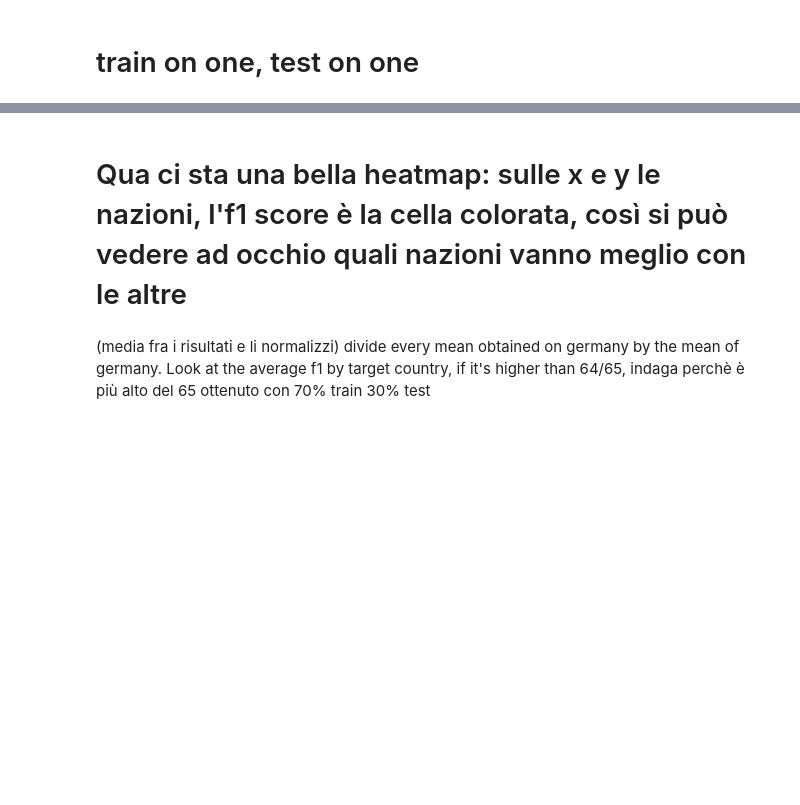
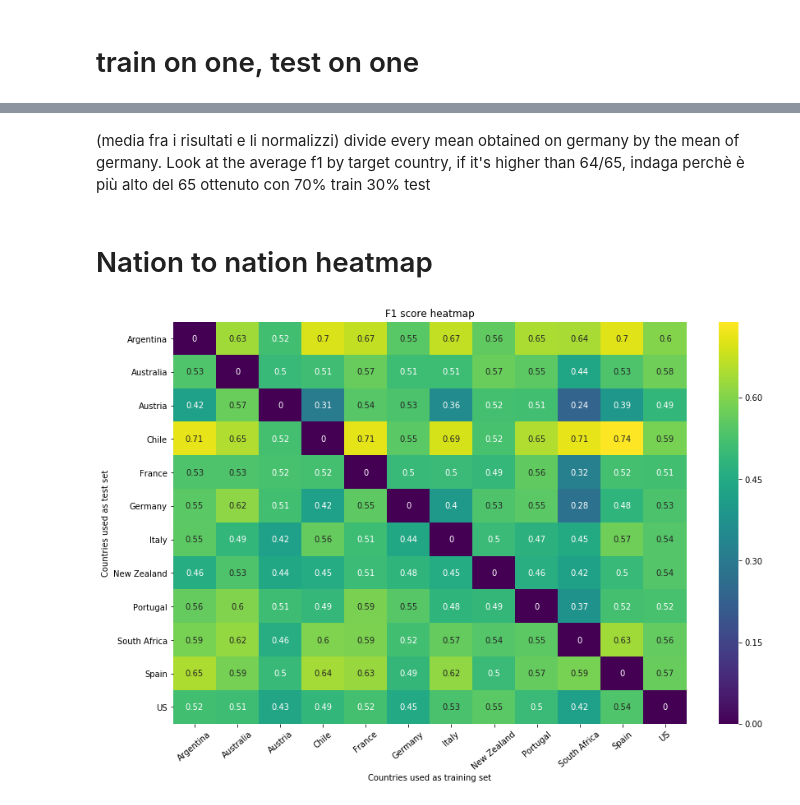
Before and after one commit to Gneur11/bdaFinalMIo, a Jupyter notebook: ClassifierAnalysis2.0.ipynb, the cells around one changed output, grey strips where cells are left out. Cells and saved outputs as stored; diff of their text form; code cells hidden in the pictures; blank space fills up the shorter version.

```diff
--- a/ClassifierAnalysis2.0.ipynb
+++ b/ClassifierAnalysis2.0.ipynb
@@ -1980,4 +1221,45 @@ plt.show()
-# %% [markdown]
-# Qua ci sta una bella heatmap: sulle x e y le nazioni, l'f1 score è la cella colorata, così si può vedere ad occhio quali nazioni vanno meglio con le altre
 # %% [markdown]
 (media fra i risultati e li normalizzi) divide every mean obtained on germany by the mean of germany. Look at the average f1 by target country, if it's higher than 64/65, indaga perchè è più alto del 65 ottenuto con 70% train 30% test
+# %% [markdown]
+# Nation to nation heatmap
+# %%
+temp1 = pd.DataFrame()
+feats=["trainedOn","testedOn","f1"]
+for f in feats:
+    temp1[f] = twoComb[f]
+temp1 = temp1.groupby(["trainedOn","testedOn"])
+t2 =pd.DataFrame()
+for col in feats:
+    if col != "combination" and col != "trainedOn" and col != "testedOn":
+        t2[col] = temp1[col].mean()
+t2.reset_index(inplace=True)
+#t2.sort_values("f1",ascending=False)
+columns = ["trainedOn"]
+countries = t2["trainedOn"].unique().tolist() #it's also the order
+for c in countries:
+    columns.append(c)
+heatDf = pd.DataFrame(columns = columns)
+l = [None] * len(columns)
+for trained in countries:
+    test = t2[t2["trainedOn"] == trained]
+    df2 = pd.DataFrame([l],columns=columns).fillna(0.0)
+    df2["trainedOn"] = trained
+    for idx,row in test.iterrows():
+        df2[row["testedOn"]] = row["f1"]
+    heatDf = heatDf.append(df2)
+heatDf.reset_index(drop=True,inplace=True)
+
+#plot heatmap
+Index= countries
+Cols = countries
+df = pd.DataFrame(heatDf.drop("trainedOn",axis=1).transpose().values, index=Index, columns=Cols)
+fig, ax = plt.subplots(figsize = (14, 9))
+
+sns.heatmap(df, annot=True,cmap="viridis")
+plt.title("F1 score heatmap")
+plt.ylabel("Countries used as test set")
+plt.xlabel("Countries used as training set")
+plt.xticks(rotation=40)
+plt.show()
+# %% [output]
+[figure, added]
```
Also changed, not shown: parts of 55 cells of this notebook.
